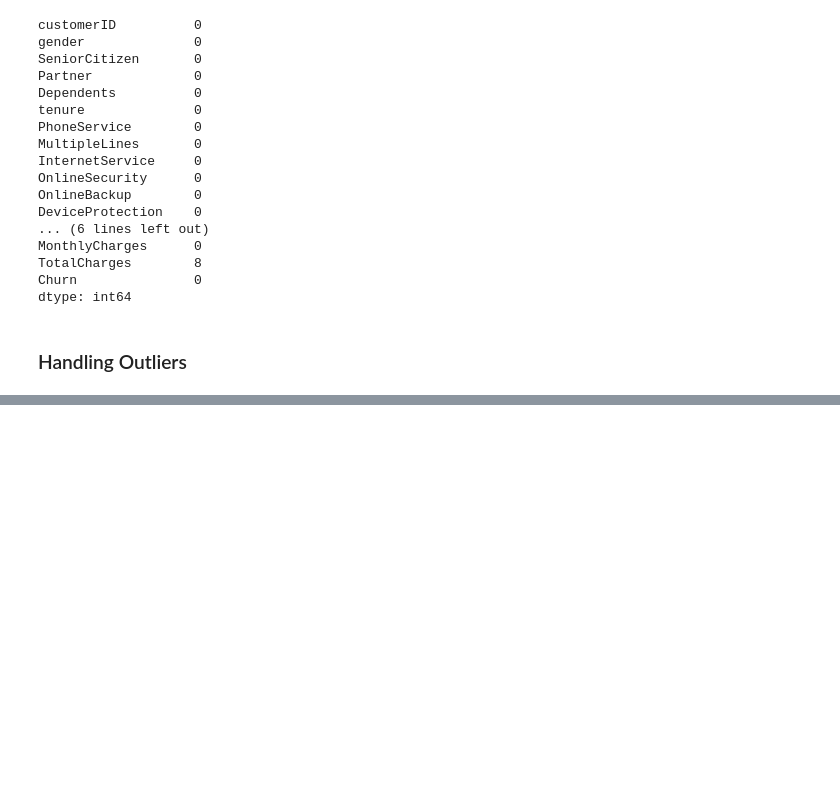
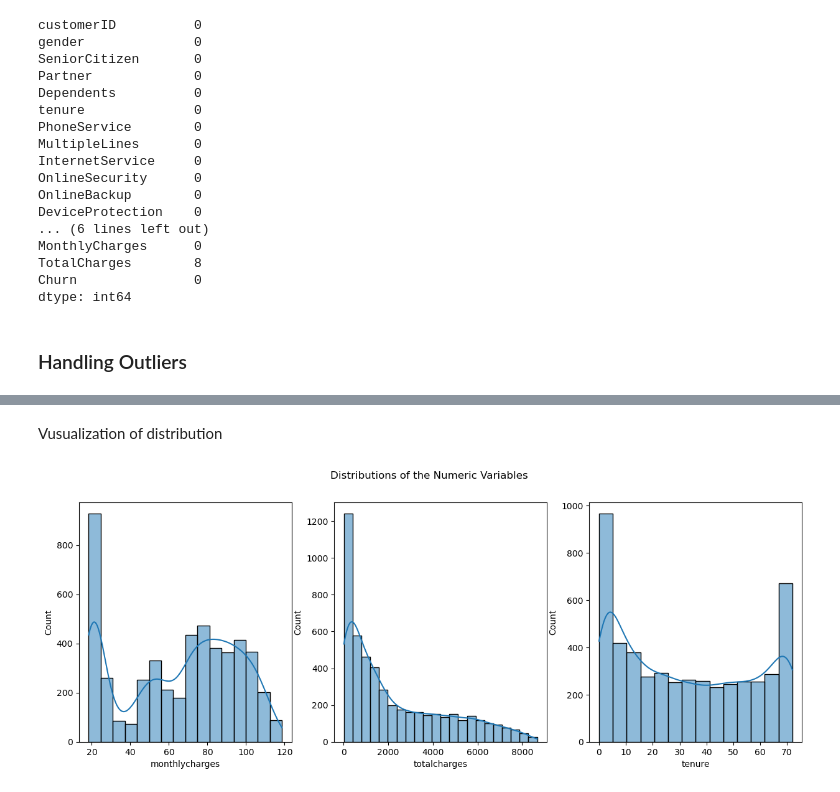
Before and after one commit to aaronayitey/LP2-Classification-Project, a Jupyter notebook: code.ipynb, the cells around one changed output, grey strips where cells are left out. Drawn from its saved outputs; the diff is of its cells as text; code cells hidden in the pictures; blank space fills up the shorter version.

```diff
--- a/code.ipynb
+++ b/code.ipynb
@@ -450,0 +522,11 @@ Our numerical columns are within range ,as no outliers can be seen.
+# %% [markdown]
+Vusualization of distribution
+# %%
+
+fig, axes = plt.subplots(1, 3, figsize=(15, 5)) # Create a figure and three subplots
+sns.histplot(data=data['monthlycharges'], kde=True, ax=axes[0])  # Plot first figure axes[0]
+sns.histplot(data=data['totalcharges'], kde=True, ax=axes[1])    # Plot second figure axes[1]
+sns.histplot(data=data['tenure'], kde=True, ax=axes[2])          # Plot third figure axes[2]
+title = fig.suptitle('Distributions of the Numeric Variables');         # Give general title
+# %% [output]
+[figure, added]
```
Also changed, not shown: parts of 22 cells of this notebook.
